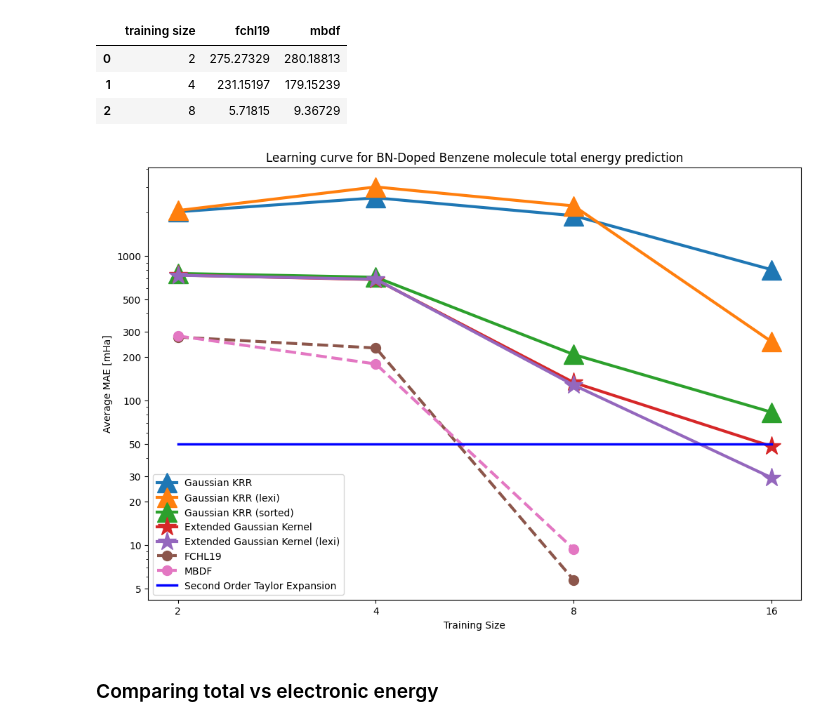
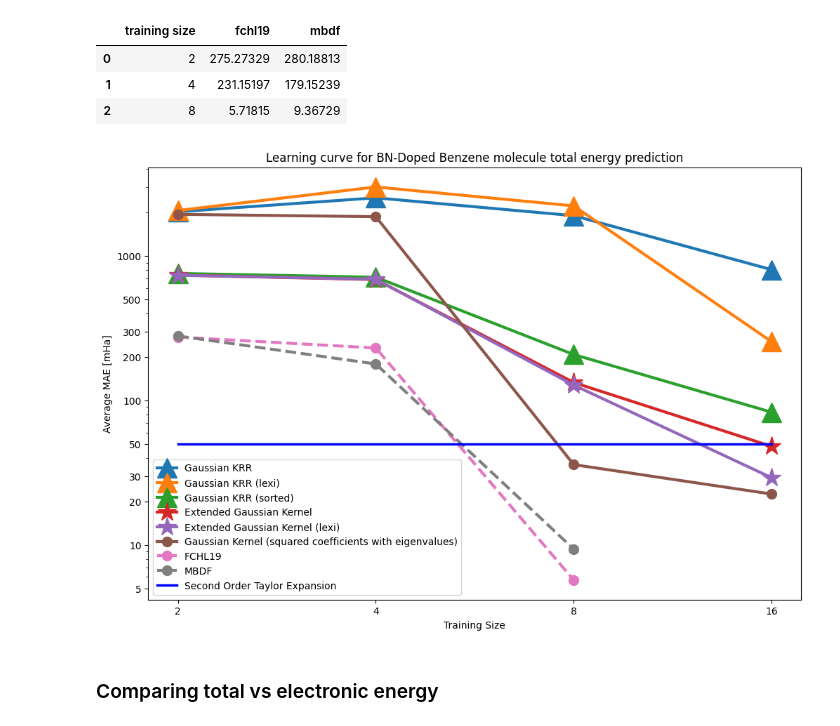
Before and after one commit to GabrielWu2004/Alchemical_Normal_Modes, a Jupyter notebook: [1]_ANM_with_benzene/main_code/Performance_evaluation.ipynb, the cells around one changed output. Cells and saved outputs as stored; diff of their text form; code cells hidden in the pictures.

Commit message:
Started working on the Coefficient Square Eigenvalue (CSE) representation.

```diff
--- a/[1]_ANM_with_benzene/main_code/Performance_evaluation.ipynb
+++ b/[1]_ANM_with_benzene/main_code/Performance_evaluation.ipynb
@@ -410,0 +426,22 @@ display(model_performance_ex_gaussian_lexi_elec)
+# %%
+# model_gaussian
+
+best_params = {'alpha': 3.346938775510204e-16, 'gamma': 2.7142857142857142e-12, 'kernel': 'rbf'}
+model_CSE_gaussian = KernelRidge(**best_params)
+
+columns = ['training size', 'average MAE (mHa)', 'standard deviation (mHa)']
+model_performance_CSE_gaussian = pd.DataFrame(columns=columns)
+
+training_size = [2**i for i in range(1, 5)]
+num_trials = 20
+
+with warnings.catch_warnings():
+    for index, num_training_sample in enumerate(training_size):
+        warnings.filterwarnings("ignore")
+        index = index + 1
+        average_error, std_dev_error = evaluate_performance(model_CSE_gaussian, X_lexi_inv_square_eig, y_delta_energy, num_training_sample, num_trials)
+        model_performance_CSE_gaussian.at[index, 'training size'] = num_training_sample
+        model_performance_CSE_gaussian.at[index, 'average MAE (mHa)'] = average_error * 1000
+        model_performance_CSE_gaussian.at[index, 'standard deviation (mHa)'] = std_dev_error * 1000
+
+display(model_performance_CSE_gaussian)
@@ -512,6 +555,8 @@ y3 = model_performance_gaussian_sorted['average MAE (mHa)']
 y4 = model_performance_ex_gaussian['average MAE (mHa)']
 y5 = model_performance_ex_gaussian_lexi['average MAE (mHa)']
 
+y6 = model_performance_CSE_gaussian['average MAE (mHa)']
+
 y98 = baseline['fchl19']
 y99 = baseline['mbdf']
 y100 = [50, 50, 50, 50]
@@ -525,35 +570,37 @@ plt.plot(x, y2, label='Gaussian KRR (lexi)', marker='^', linestyle='-', linewidt
 plt.plot(x, y3, label='Gaussian KRR (sorted)', marker='^', linestyle='-', linewidth=linewidth, markersize=markersize)
 
 plt.plot(x, y4, label='Extended Gaussian Kernel', marker='*', linestyle='-', linewidth=linewidth, markersize=markersize)
 plt.plot(x, y5, label='Extended Gaussian Kernel (lexi)', marker='*', linestyle='-', linewidth=linewidth, markersize=markersize)
+
+plt.plot(x, y6, label='Gaussian Kernel (squared coefficients with eigenvalues)', marker='.', linestyle='-', linewidth=linewidth, markersize=markersize)
 
 plt.plot(reduced_x, y98, label='FCHL19', marker='.', linestyle='--', linewidth=linewidth, markersize=markersize)
 plt.plot(reduced_x, y99, label='MBDF', marker='.', linestyle='--', linewidth=linewidth, markersize=markersize)
 plt.plot(x, y100, label='Second Order Taylor Expansion', marker='.', linestyle='-', linewidth=2.5, markersize=0, color='blue')
 
 
 # Customize the plot
 plt.title('Learning curve for BN-Doped Benzene molecule total energy prediction')
 plt.xlabel('Training Size')
 plt.ylabel('Average MAE [mHa]')
 plt.legend()
 
 # Create log scale
 plt.xscale('log', base=2)
 plt.yscale('log', base=10)
 
 xticks = [2**i for i in range(1, 5)]
 # yticks = [10**i for i in range(1, 4)]
 yticks = [5, 10, 20, 30, 50, 100, 200, 300, 500, 1000]
 plt.xticks(xticks, labels = xticks)
 plt.yticks(yticks, labels = yticks)
 
 
 # Display the plot
-plt.savefig('../Graph/[Benz] [3.0] [all] Learning curve for BN-Doped Benzene molecule total energy prediction.png', dpi=300)
+plt.savefig('../graph/[Benz] [4.0] [all] Learning curve for BN-Doped Benzene molecule total energy prediction.png', dpi=300)
 plt.show()
 # %% [output]
-[figure, old version]
+[figure, new version]
 # %% [markdown]
 ### Comparing total vs electronic energy ###
 # %%
```
Also changed, not shown: parts of 6 cells of this notebook, 39 other files.
